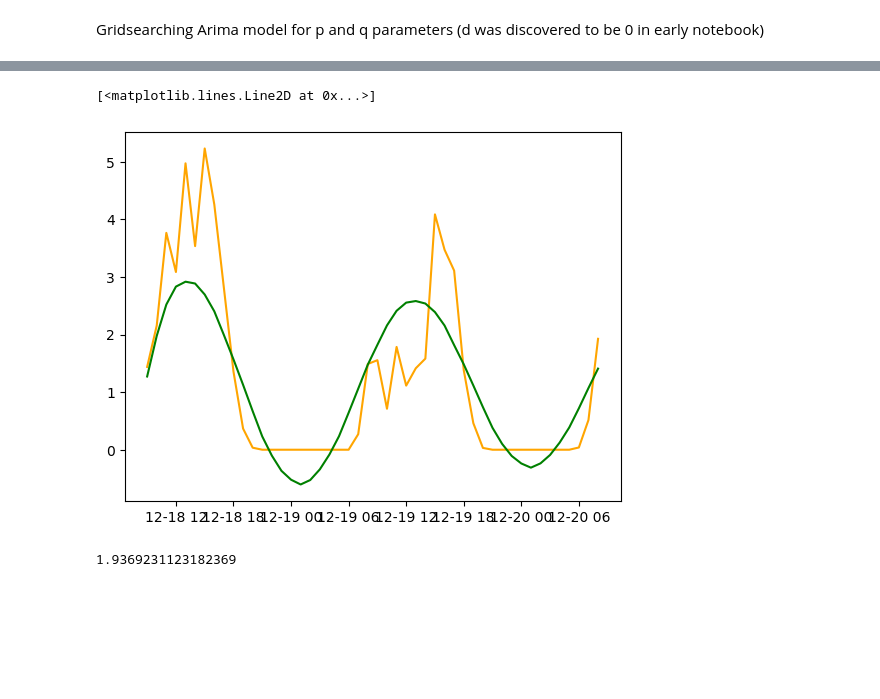
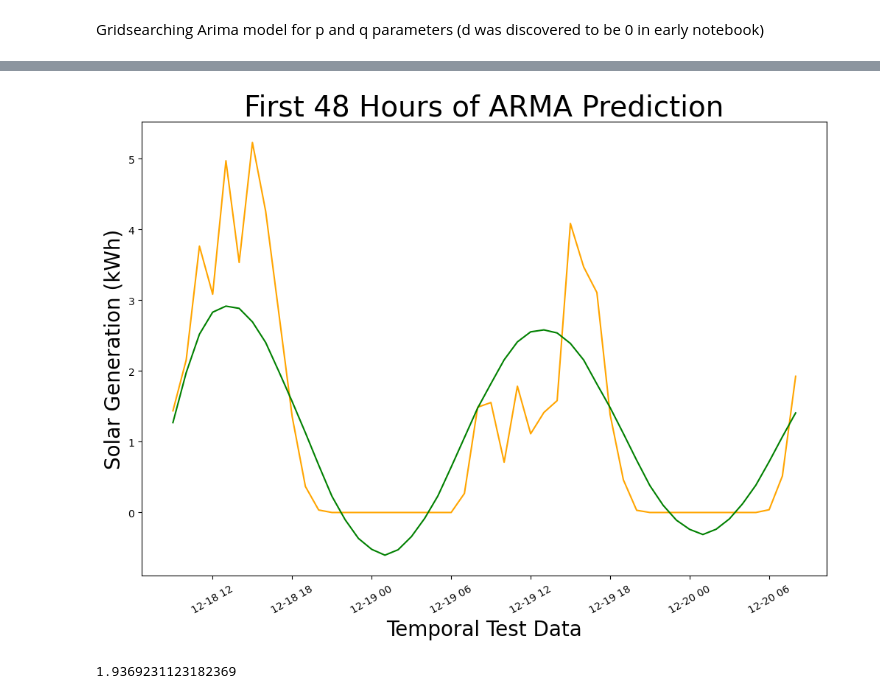
Before and after one commit to jeff-shakes/Solar-Generation-Prediction, a Jupyter notebook: code/03 - Modeling/04 - Modeling.ipynb, the cells around one changed output, grey strips where cells are left out. Drawn from its saved outputs; the diff is of its cells as text; code cells hidden in the pictures; blank space fills up the shorter version.

```diff
--- a/code/03 - Modeling/04 - Modeling.ipynb
+++ b/code/03 - Modeling/04 - Modeling.ipynb
@@ -24,10 +24,8 @@ from statsmodels.tsa.arima.model import ARIMA
 from statsmodels.tsa.api import VAR
 np.random.seed(42)
 # %%
-df = pd.read_csv('../data/cleaned/campus5.csv', index_col='Timestamp')
+df = pd.read_csv('../../data/cleaned/campus5.csv', index_col='Timestamp')
 df.index = pd.to_datetime(df.index)
-#df1 = pd.date_range(start = df.index[0], end = df.index[-1], freq = '15min')
-#df = df.reindex(df1, fill_value = 0)
 # %%
 hourly = df['SolarGeneration'].resample('H').mean().ffill()
 # %%
@@ -69,6 +67,13 @@ arima = ARIMA(endog = hourly_train, order = (10, 0, 7))
 model = arima.fit()
 preds = model.predict(start = hourly_test.index[0], end = hourly_test.index[-1])
 # %%
-plt.plot(hourly_test.index, hourly_test, color = 'orange')
-plt.plot(hourly_test.index, preds, color = 'green')
+fig, ax = plt.subplots(figsize = (12,8))
+ax.plot(hourly_test.index, hourly_test, color = 'orange')
+ax.plot(hourly_test.index, preds, color = 'green')
+ax.set_xlabel('Temporal Test Data', fontsize = 20)
+for tick in ax.get_xticklabels():
+    tick.set_rotation(30)
+ax.set_ylabel('Solar Generation (kWh)', fontsize = 20)
+ax.set_title('ARMA(10, 7)', fontsize = 28);
+plt.savefig('../../images/arma.png')
 # %% [output]
@@ -77,9 +81,15 @@ plt.plot(hourly_test.index, preds, color = 'green')
 # %%
+fig, ax = plt.subplots(figsize = (12,8))
 plt.plot(hourly_test.index[:48], hourly_test[:48], color = 'orange')
 plt.plot(hourly_test.index[:48], preds[:48], color = 'green')
+ax.set_xlabel('Temporal Test Data', fontsize = 20)
+for tick in ax.get_xticklabels():
+    tick.set_rotation(30)
+ax.set_ylabel('Solar Generation (kWh)', fontsize = 20)
+ax.set_title('First 48 Hours of ARMA Prediction', fontsize = 28);
+plt.savefig('../../images/48hrs_arma.png');
 # %% [output]
-[<matplotlib.lines.Line2D at 0x...>]
-[figure, old version]
+[figure, new version]
 # %%
 mean_squared_error(hourly_test, preds, squared = False)
 # %% [output]
```
Also changed, not shown: parts of 7 cells of this notebook, 47 other files.
